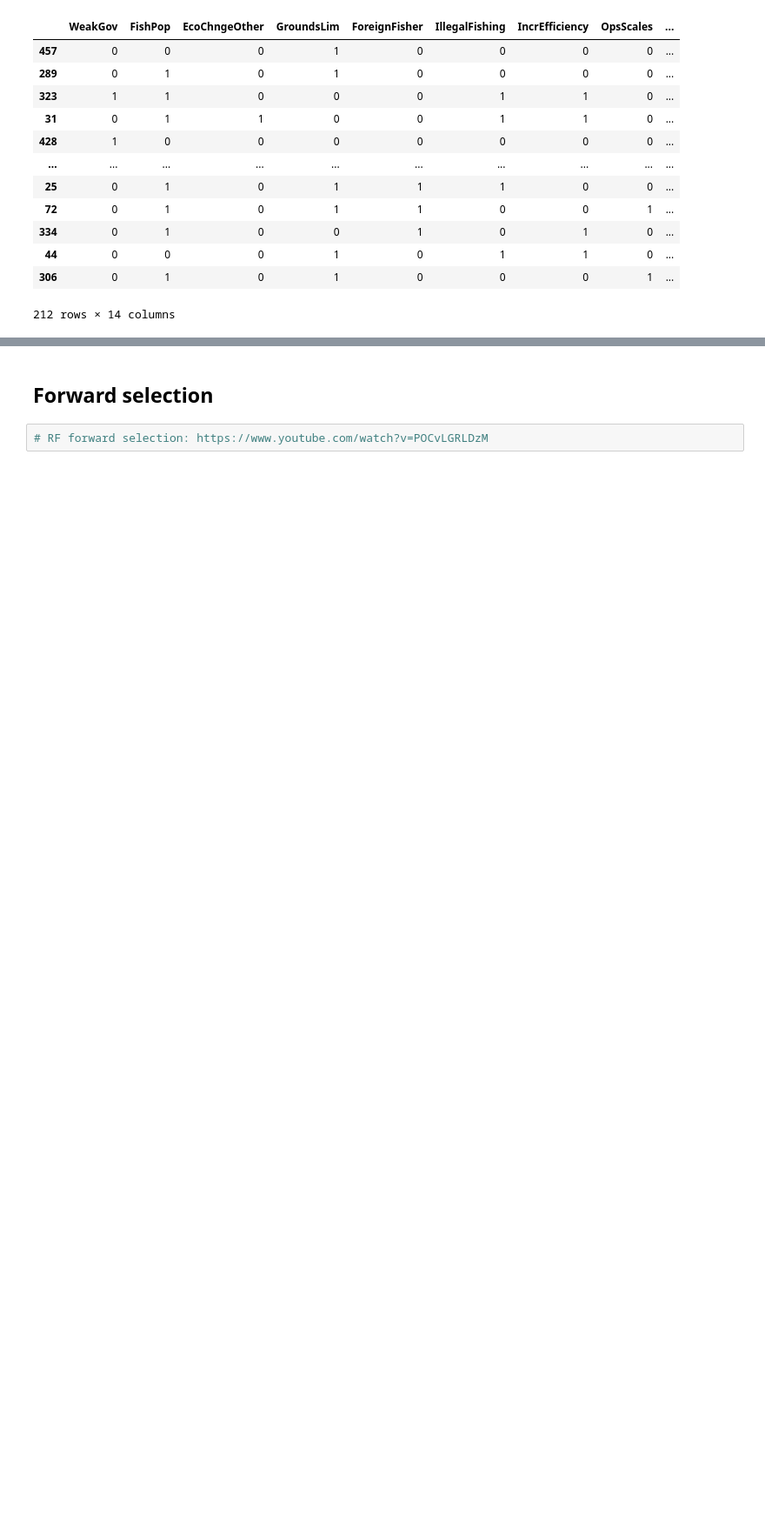
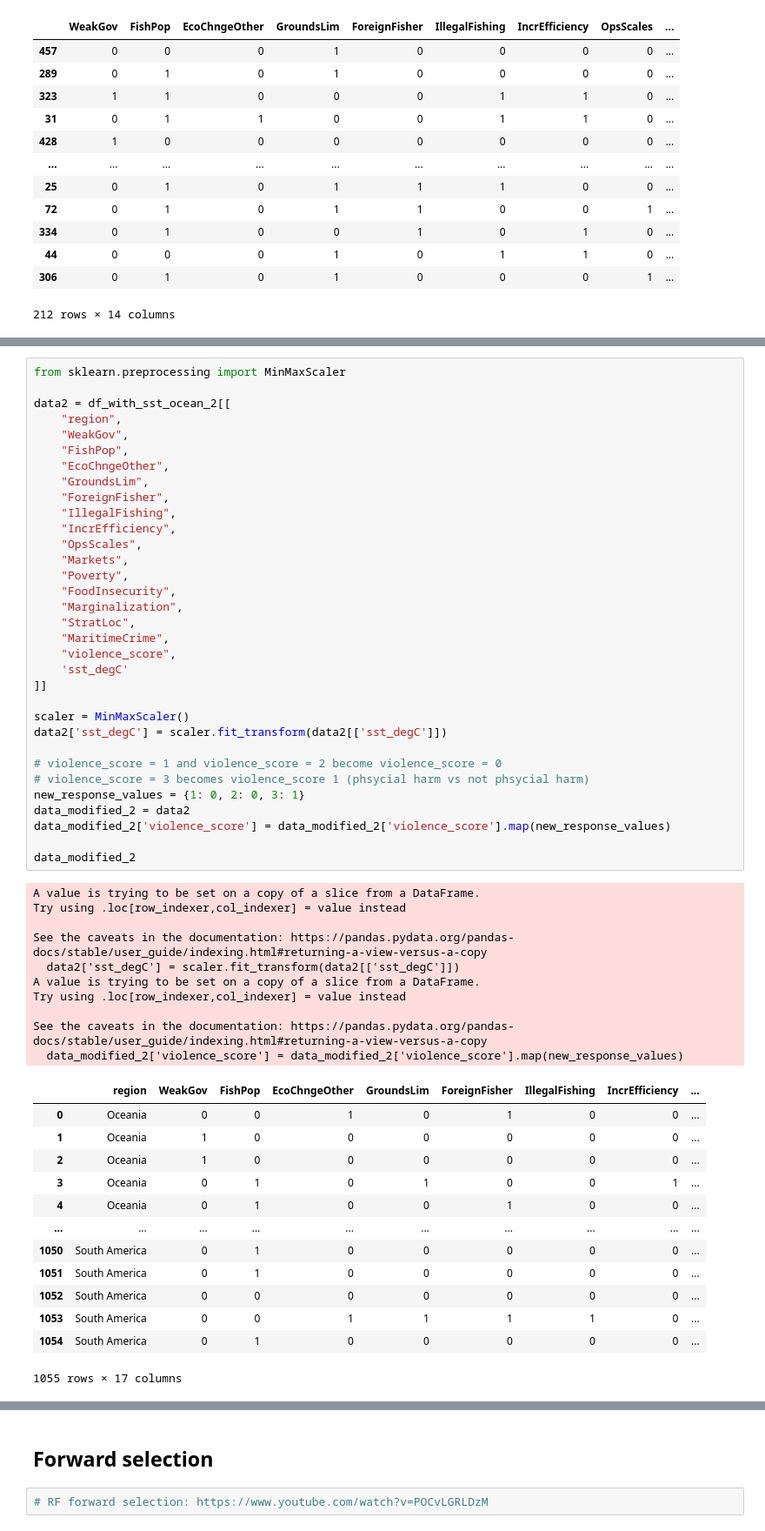
Before and after one commit to madwhe/WWF-Fisheries-Conflict-Analysis, a Jupyter notebook: WWF_Team9_Summer26 - Combined responses.ipynb, the cells around one changed output, grey strips where cells are left out. Shown at 87% size. Drawn from its saved outputs; the diff is of its cells as text; blank space fills up the shorter version.

```diff
--- a/WWF_Team9_Summer26 - Combined responses.ipynb
+++ b/WWF_Team9_Summer26 - Combined responses.ipynb
@@ -466,0 +452,57 @@ weighted avg       0.85      0.81      0.74       137
+# %%
+from sklearn.preprocessing import MinMaxScaler
+
+data2 = df_with_sst_ocean_2[[
+    "region",
+    "WeakGov",
+    "FishPop",
+    "EcoChngeOther",
+    "GroundsLim",
+    "ForeignFisher",
+    "IllegalFishing",
+    "IncrEfficiency",
+    "OpsScales",
+    "Markets",
+    "Poverty",
+    "FoodInsecurity",
+    "Marginalization",
+    "StratLoc",
+    "MaritimeCrime",
+    "violence_score",
+    'sst_degC'
+]]
+
+scaler = MinMaxScaler()
+data2['sst_degC'] = scaler.fit_transform(data2[['sst_degC']])
+
+# violence_score = 1 and violence_score = 2 become violence_score = 0
+# violence_score = 3 becomes violence_score 1 (phsycial harm vs not phsycial harm)
+new_response_values = {1: 0, 2: 0, 3: 1}
+data_modified_2 = data2
+data_modified_2['violence_score'] = data_modified_2['violence_score'].map(new_response_values)
+
+data_modified_2
+# %% [output]
+A value is trying to be set on a copy of a slice from a DataFrame.
+Try using .loc[row_indexer,col_indexer] = value instead
+
+See the caveats in the documentation: https://pandas.pydata.org/pandas-docs/stable/user_guide/indexing.html#returning-a-view-versus-a-copy
+  data2['sst_degC'] = scaler.fit_transform(data2[['sst_degC']])
+A value is trying to be set on a copy of a slice from a DataFrame.
+Try using .loc[row_indexer,col_indexer] = value instead
+
+See the caveats in the documentation: https://pandas.pydata.org/pandas-docs/stable/user_guide/indexing.html#returning-a-view-versus-a-copy
+  data_modified_2['violence_score'] = data_modified_2['violence_score'].map(new_response_values)
+|  | region | WeakGov | FishPop | EcoChngeOther | GroundsLim | ForeignFisher | IllegalFishing | IncrEfficiency | ... |
+| 0 | Oceania | 0 | 0 | 1 | 0 | 1 | 0 | 0 | ... |
+| 1 | Oceania | 1 | 0 | 0 | 0 | 0 | 0 | 0 | ... |
+| 2 | Oceania | 1 | 0 | 0 | 0 | 0 | 0 | 0 | ... |
+| 3 | Oceania | 0 | 1 | 0 | 1 | 0 | 0 | 1 | ... |
+| 4 | Oceania | 0 | 1 | 0 | 0 | 1 | 0 | 0 | ... |
+| ... | ... | ... | ... | ... | ... | ... | ... | ... | ... |
+| 1050 | South America | 0 | 1 | 0 | 0 | 0 | 0 | 0 | ... |
+| 1051 | South America | 0 | 1 | 0 | 0 | 0 | 0 | 0 | ... |
+| 1052 | South America | 0 | 0 | 0 | 0 | 0 | 0 | 0 | ... |
+| 1053 | South America | 0 | 0 | 1 | 1 | 1 | 1 | 0 | ... |
+| 1054 | South America | 0 | 1 | 0 | 0 | 0 | 0 | 0 | ... |
+1055 rows × 17 columns
```
Also changed, not shown: parts of 10 cells of this notebook, 4 other files.
